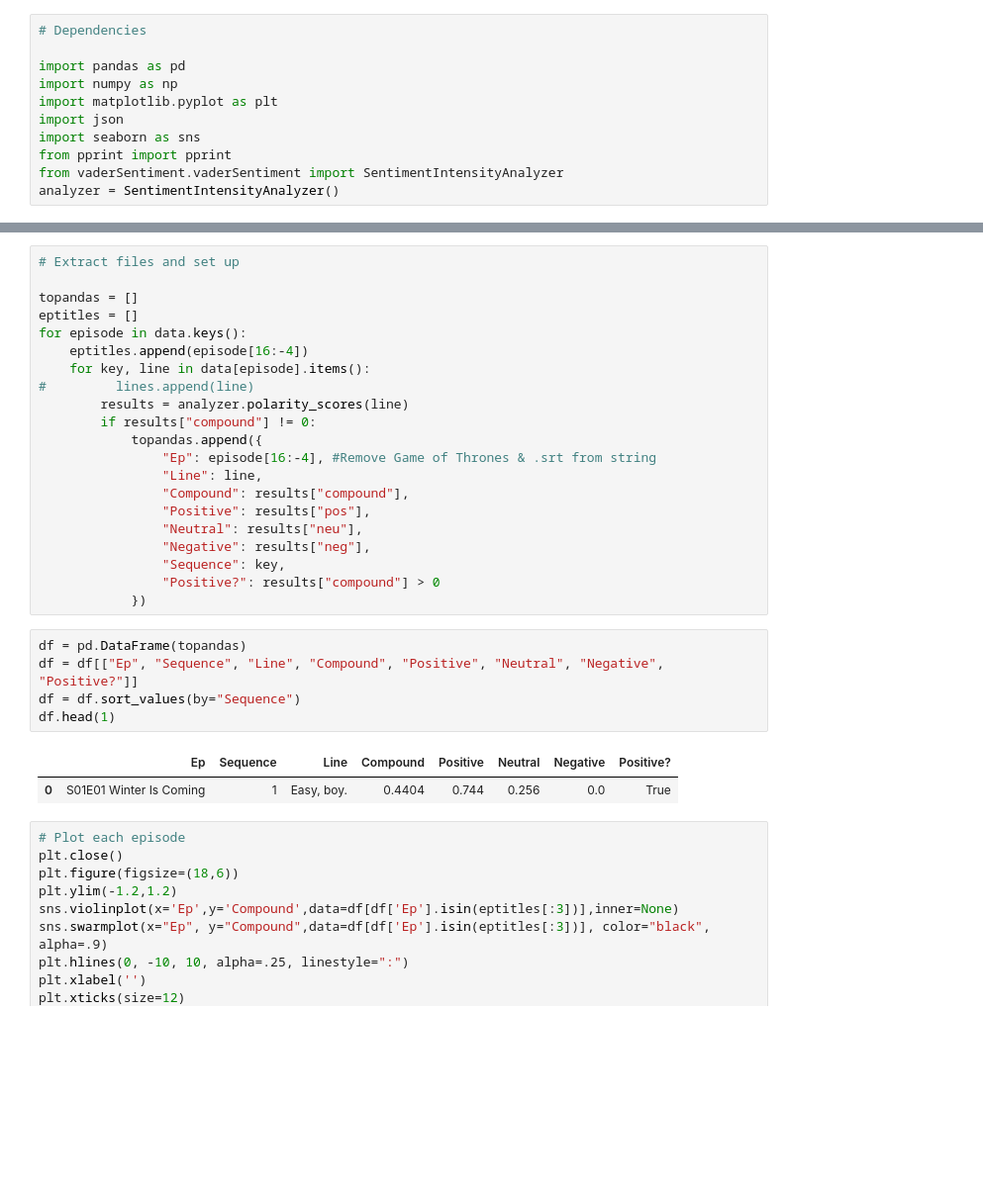
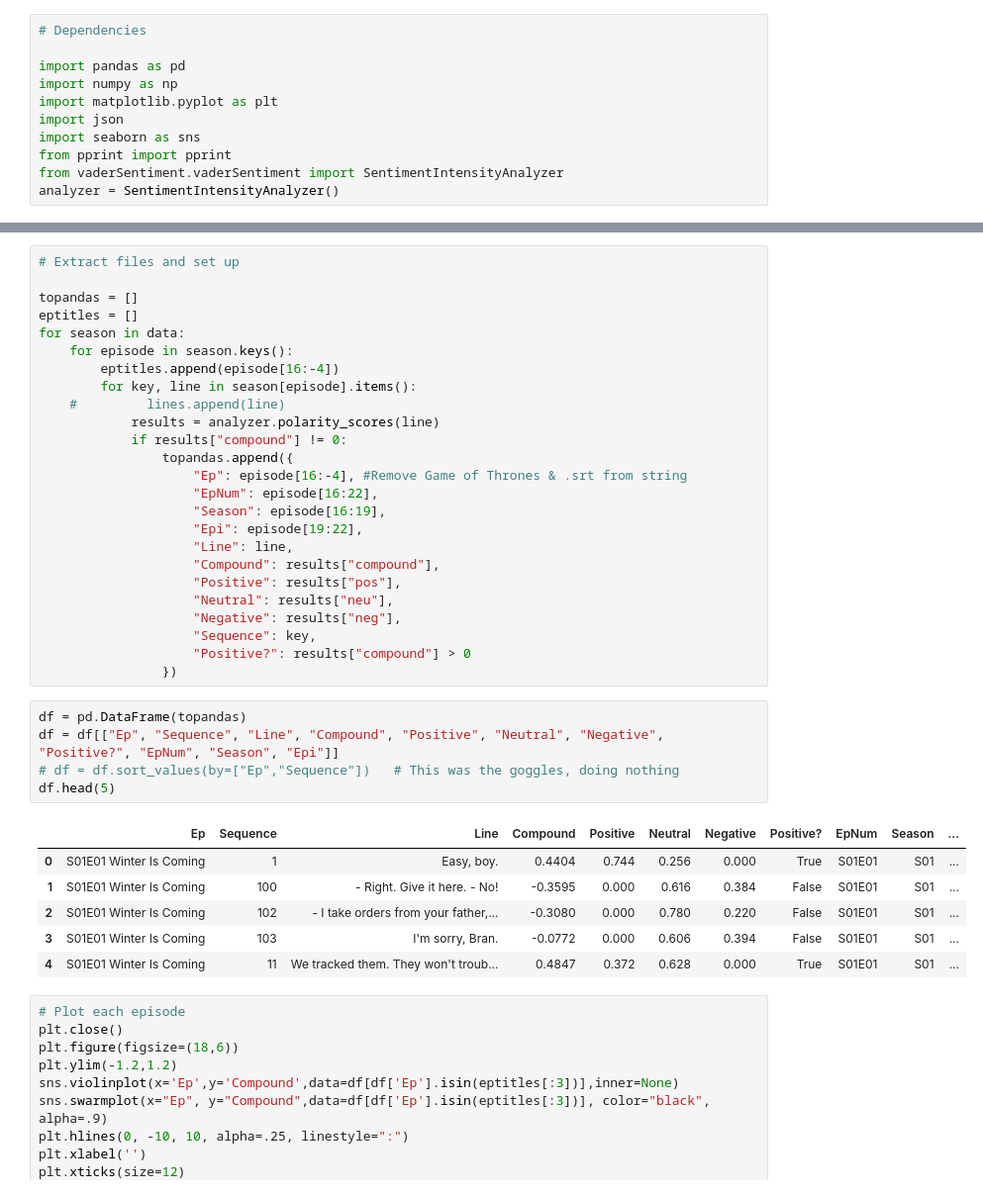
Before and after one commit to nix1228/Retro-Fireballs, a Jupyter notebook: analysis.ipynb, the cells around one changed output, grey strips where cells are left out. Shown at 99% size. Saved outputs shown, nothing was run; the diff lists cells and outputs as text; blank space fills up the shorter version.

```diff
--- a/analysis.ipynb
+++ b/analysis.ipynb
@@ -26,30 +53,38 @@ with open(filename, "r") as data_file:
 
 topandas = []
 eptitles = []
-for episode in data.keys():
-    eptitles.append(episode[16:-4])
-    for key, line in data[episode].items():
-#         lines.append(line)
-        results = analyzer.polarity_scores(line)
-        if results["compound"] != 0:
-            topandas.append({
-                "Ep": episode[16:-4], #Remove Game of Thrones & .srt from string
-                "Line": line,
-                "Compound": results["compound"],
-                "Positive": results["pos"],
-                "Neutral": results["neu"],
-                "Negative": results["neg"],
-                "Sequence": key,
-                "Positive?": results["compound"] > 0
-            })
+for season in data:
+    for episode in season.keys():
+        eptitles.append(episode[16:-4])
+        for key, line in season[episode].items():
+    #         lines.append(line)
+            results = analyzer.polarity_scores(line)
+            if results["compound"] != 0:
+                topandas.append({
+                    "Ep": episode[16:-4], #Remove Game of Thrones & .srt from string
+                    "EpNum": episode[16:22],
+                    "Season": episode[16:19],
+                    "Epi": episode[19:22],
+                    "Line": line,
+                    "Compound": results["compound"],
+                    "Positive": results["pos"],
+                    "Neutral": results["neu"],
+                    "Negative": results["neg"],
+                    "Sequence": key,
+                    "Positive?": results["compound"] > 0
+                })
 # %%
 df = pd.DataFrame(topandas)
-df = df[["Ep", "Sequence", "Line", "Compound", "Positive", "Neutral", "Negative", "Positive?"]]
-df = df.sort_values(by="Sequence")
-df.head(1)
+df = df[["Ep", "Sequence", "Line", "Compound", "Positive", "Neutral", "Negative", "Positive?", "EpNum", "Season", "Epi"]]
+# df = df.sort_values(by=["Ep","Sequence"])   # This was the goggles, doing nothing
+df.head(5)
 # %% [output]
-|  | Ep | Sequence | Line | Compound | Positive | Neutral | Negative | Positive? |
-| 0 | S01E01 Winter Is Coming | 1 | Easy, boy. | 0.4404 | 0.744 | 0.256 | 0.0 | True |
+|  | Ep | Sequence | Line | Compound | Positive | Neutral | Negative | Positive? | EpNum | Season | ... |
+| 0 | S01E01 Winter Is Coming | 1 | Easy, boy. | 0.4404 | 0.744 | 0.256 | 0.000 | True | S01E01 | S01 | ... |
+| 1 | S01E01 Winter Is Coming | 100 | - Right. Give it here. - No! | -0.3595 | 0.000 | 0.616 | 0.384 | False | S01E01 | S01 | ... |
+| 2 | S01E01 Winter Is Coming | 102 | - I take orders from your father,... | -0.3080 | 0.000 | 0.780 | 0.220 | False | S01E01 | S01 | ... |
+| 3 | S01E01 Winter Is Coming | 103 | I'm sorry, Bran. | -0.0772 | 0.000 | 0.606 | 0.394 | False | S01E01 | S01 | ... |
+| 4 | S01E01 Winter Is Coming | 11 | We tracked them. They won't troub... | 0.4847 | 0.372 | 0.628 | 0.000 | True | S01E01 | S01 | ... |
 # %%
 # Plot each episode
 plt.close()
```
Also changed, not shown: parts of 20 cells of this notebook, 11 other files.
